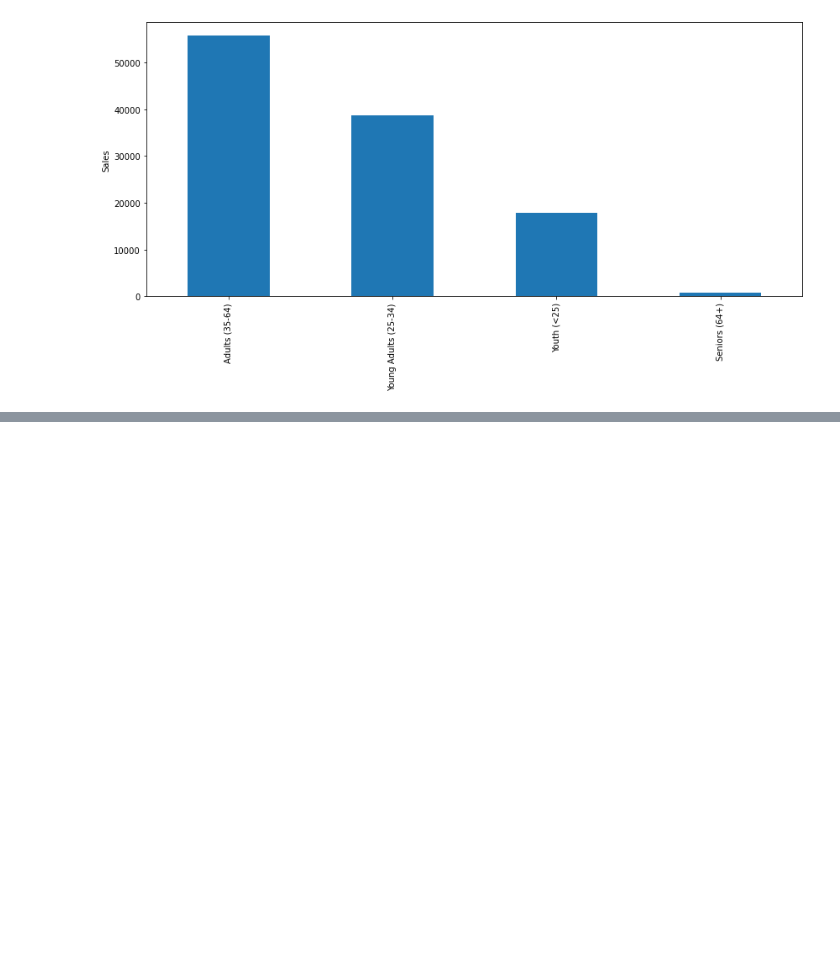
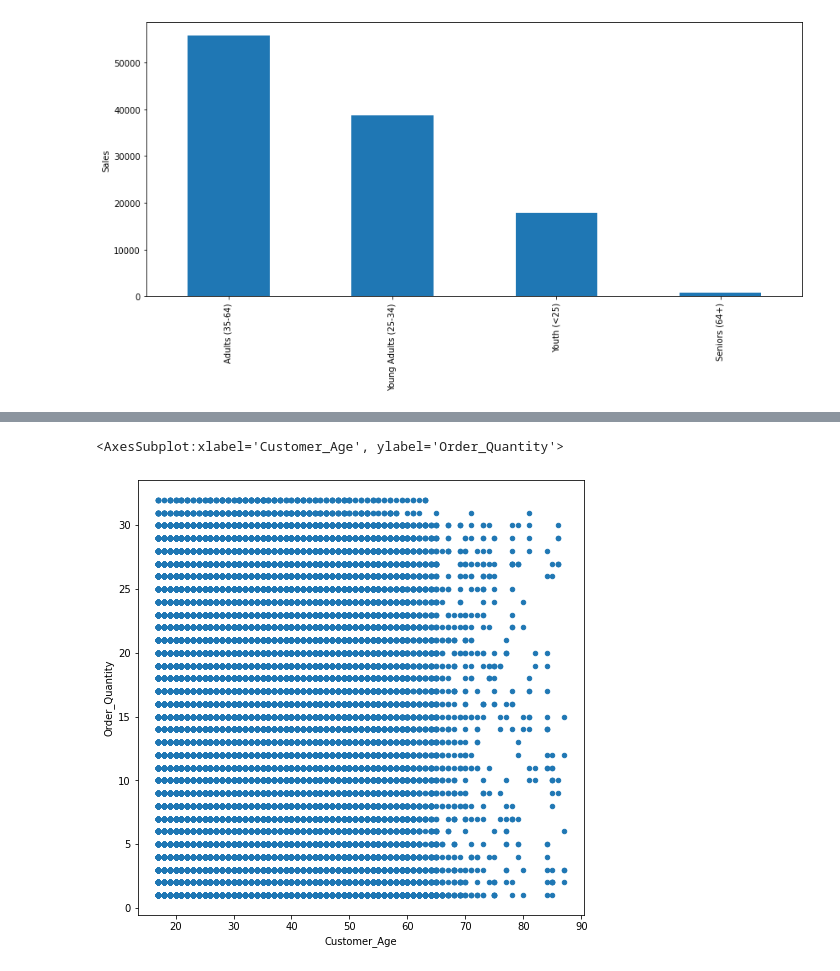
Before and after one commit to pranavarya007/Data-analysis-part1, a Jupyter notebook: main.ipynb, the cells around one changed output, grey strips where cells are left out. Saved outputs shown, nothing was run; the diff lists cells and outputs as text; code cells hidden in the pictures; blank space fills up the shorter version.

```diff
--- a/main.ipynb
+++ b/main.ipynb
@@ -110,0 +134,5 @@ Text(0, 0.5, 'Sales')
+# %%
+sales.plot(kind = 'scatter' , x = 'Customer_Age', y = 'Order_Quantity', figsize = (8,8))
+# %% [output]
+<AxesSubplot:xlabel='Customer_Age', ylabel='Order_Quantity'>
+[figure, added]
```
Also changed, not shown: parts of 13 cells of this notebook.
